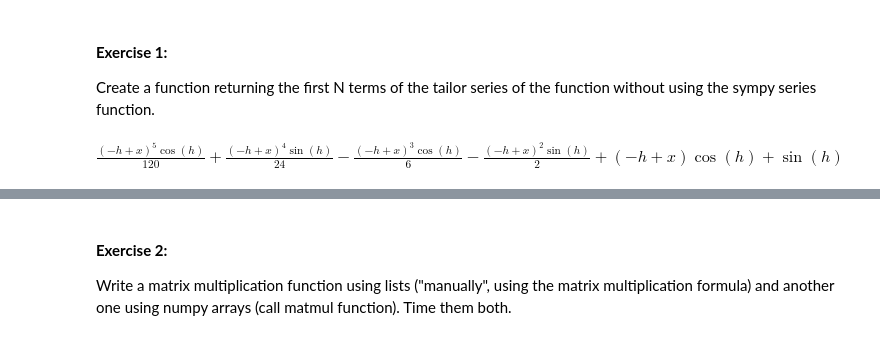
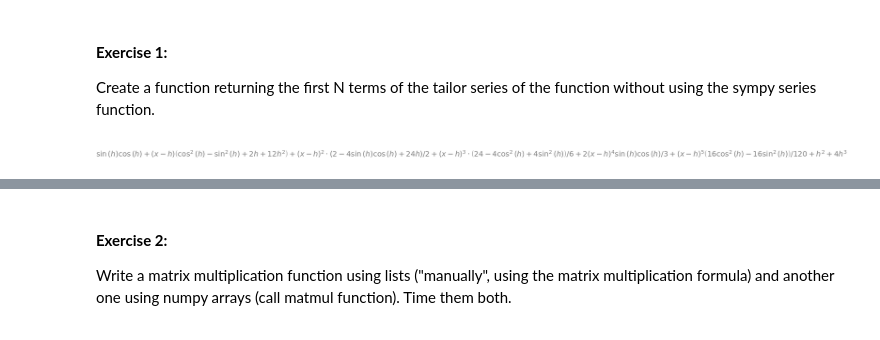
Before and after one commit to loerllemit/ScientificPython_diploma24, a Jupyter notebook: Exercises2-3.ipynb, the cells around one changed output, grey strips where cells are left out. Saved outputs shown, nothing was run; the diff lists cells and outputs as text; code cells hidden in the pictures.

```diff
--- a/Exercises2-3.ipynb
+++ b/Exercises2-3.ipynb
@@ -5,20 +5,23 @@ import sympy as sp
 #### **Exercise 1:**
 Create a function returning the first N terms of the tailor series of the function without using the sympy series function.
 # %%
+sp.init_printing(order='rev-lex')
+
 def taylor(expr,N):
     h = sp.symbols('h')
     final = 0
 
     for i in range(N+1):
         final += sp.diff(expr, x,i).subs(x,h) * (x-h)**i/sp.factorial(i)
     return final
 
 x, h = sp.symbols('x h')
-expr = sp.sin(x)
+# expr = sp.sin(x)
+expr = x**2+sp.sin(x)*sp.cos(x)+4*x**3
 
 taylor(expr,5)
 # %% [output]
-$\displaystyle \frac{\left(- h + x\right)^{5} \cos{\left(h \right)}}{120} + \frac{\left(- h + x\right)^{4} \sin{\left(h \right)}}{24} - \frac{\left(- h + x\right)^{3} \cos{\left(h \right)}}{6} - \frac{\left(- h + x\right)^{2} \sin{\left(h \right)}}{2} + \left(- h + x\right) \cos{\left(h \right)} + \sin{\left(h \right)}$
+[figure, added]
 # %%
 #Compare with the built-in
 h = sp.symbols('h')
```
Also changed, not shown: parts of 3 cells of this notebook, 18 other files.
